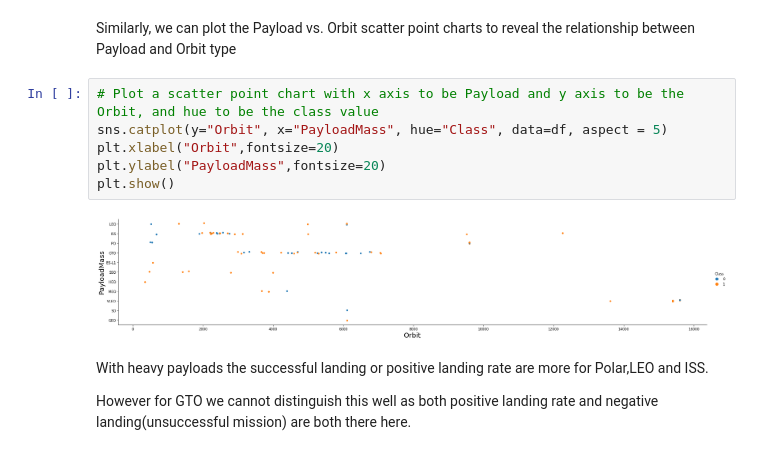
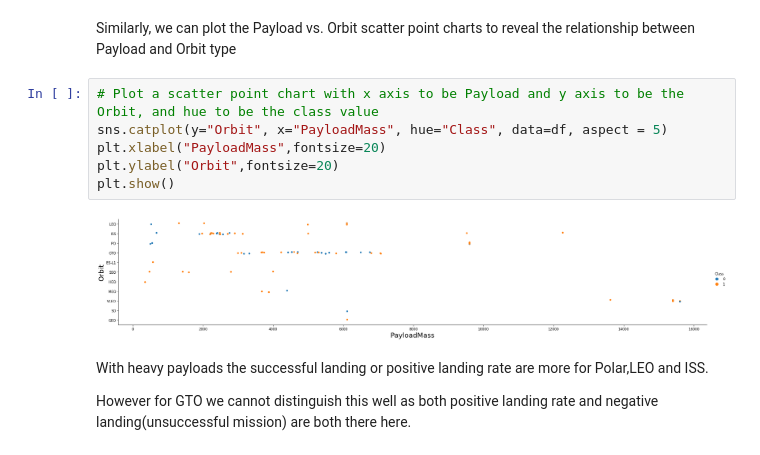
Before and after one commit to agovindaraju28/Atestrepo, a Jupyter notebook: jupyter-labs-eda-dataviz.ipynb, the cells around one changed output. Cells and saved outputs as stored; diff of their text form.

```diff
--- a/jupyter-labs-eda-dataviz.ipynb
+++ b/jupyter-labs-eda-dataviz.ipynb
@@ -146,11 +146,11 @@ Similarly, we can plot the Payload vs. Orbit scatter point charts to reveal the
 # %%
 # Plot a scatter point chart with x axis to be Payload and y axis to be the Orbit, and hue to be the class value
 sns.catplot(y="Orbit", x="PayloadMass", hue="Class", data=df, aspect = 5)
-plt.xlabel("Orbit",fontsize=20)
-plt.ylabel("PayloadMass",fontsize=20)
+plt.xlabel("PayloadMass",fontsize=20)
+plt.ylabel("Orbit",fontsize=20)
 plt.show()
 # %% [output]
-[figure, old version]
+[figure, new version]
 # %% [markdown]
 With heavy payloads the successful landing or positive landing rate are more for Polar,LEO and ISS.
 
```
Also changed, not shown: parts of 3 cells of this notebook.
